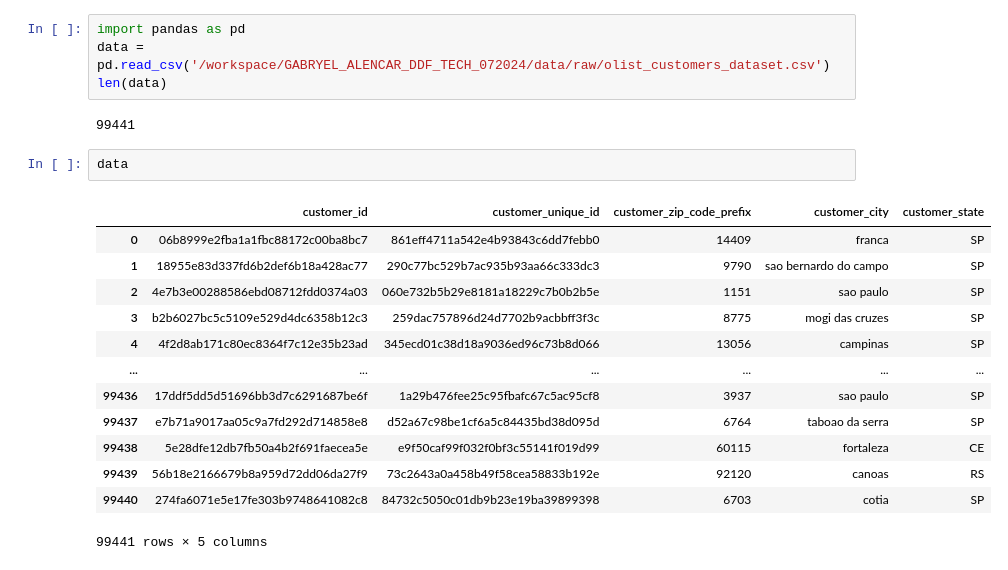
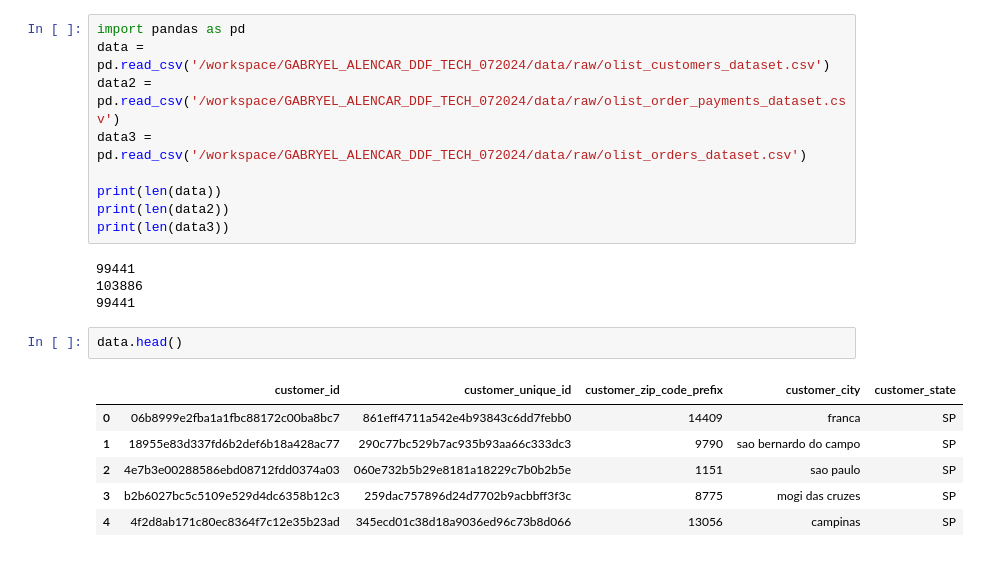
Before and after one commit to GabryelRaposo/GABRYEL_ALENCAR_DDF_TECH_072024, a Jupyter notebook: notebooks/notebook.ipynb, the cells around one changed output. Saved outputs shown, nothing was run; the diff lists cells and outputs as text.

```diff
--- a/notebooks/notebook.ipynb
+++ b/notebooks/notebook.ipynb
@@ -1,22 +1,22 @@
 # %%
 import pandas as pd
 data = pd.read_csv('/workspace/GABRYEL_ALENCAR_DDF_TECH_072024/data/raw/olist_customers_dataset.csv')
-len(data)
+data2 = pd.read_csv('/workspace/GABRYEL_ALENCAR_DDF_TECH_072024/data/raw/olist_order_payments_dataset.csv')
+data3 = pd.read_csv('/workspace/GABRYEL_ALENCAR_DDF_TECH_072024/data/raw/olist_orders_dataset.csv')
+
+print(len(data))
+print(len(data2))
+print(len(data3))
 # %% [output]
 99441
+103886
+99441
 # %%
-data
+data.head()
 # %% [output]
 |  | customer_id | customer_unique_id | customer_zip_code_prefix | customer_city | customer_state |
 | 0 | 06b8999e2fba1a1fbc88172c00ba8bc7 | 861eff4711a542e4b93843c6dd7febb0 | 14409 | franca | SP |
 | 1 | 18955e83d337fd6b2def6b18a428ac77 | 290c77bc529b7ac935b93aa66c333dc3 | 9790 | sao bernardo do campo | SP |
 | 2 | 4e7b3e00288586ebd08712fdd0374a03 | 060e732b5b29e8181a18229c7b0b2b5e | 1151 | sao paulo | SP |
 | 3 | b2b6027bc5c5109e529d4dc6358b12c3 | 259dac757896d24d7702b9acbbff3f3c | 8775 | mogi das cruzes | SP |
 | 4 | 4f2d8ab171c80ec8364f7c12e35b23ad | 345ecd01c38d18a9036ed96c73b8d066 | 13056 | campinas | SP |
-| ... | ... | ... | ... | ... | ... |
-| 99436 | 17ddf5dd5d51696bb3d7c6291687be6f | 1a29b476fee25c95fbafc67c5ac95cf8 | 3937 | sao paulo | SP |
-| 99437 | e7b71a9017aa05c9a7fd292d714858e8 | d52a67c98be1cf6a5c84435bd38d095d | 6764 | taboao da serra | SP |
-| 99438 | 5e28dfe12db7fb50a4b2f691faecea5e | e9f50caf99f032f0bf3c55141f019d99 | 60115 | fortaleza | CE |
-| 99439 | 56b18e2166679b8a959d72dd06da27f9 | 73c2643a0a458b49f58cea58833b192e | 92120 | canoas | RS |
-| 99440 | 274fa6071e5e17fe303b9748641082c8 | 84732c5050c01db9b23e19ba39899398 | 6703 | cotia | SP |
-99441 rows × 5 columns
```
Also changed, not shown: parts of 10 cells of this notebook, 16 other files.
